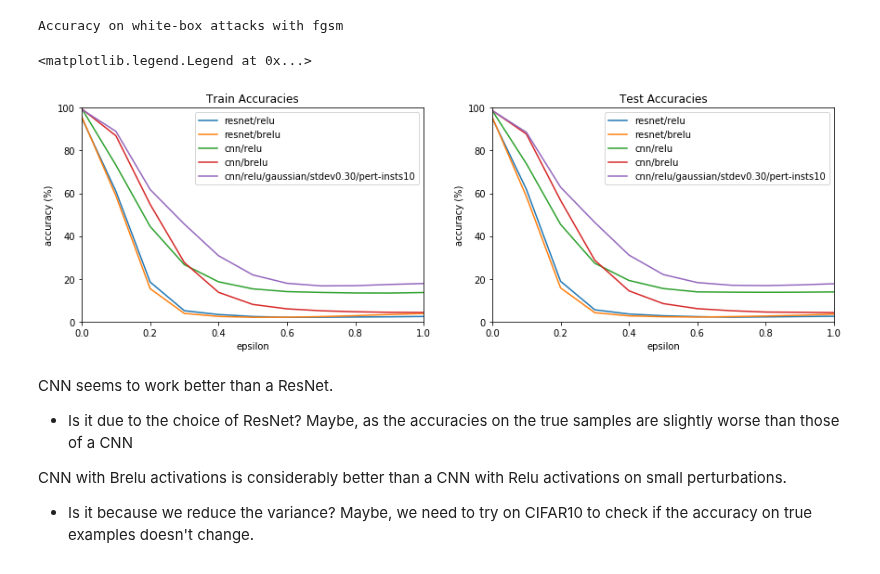
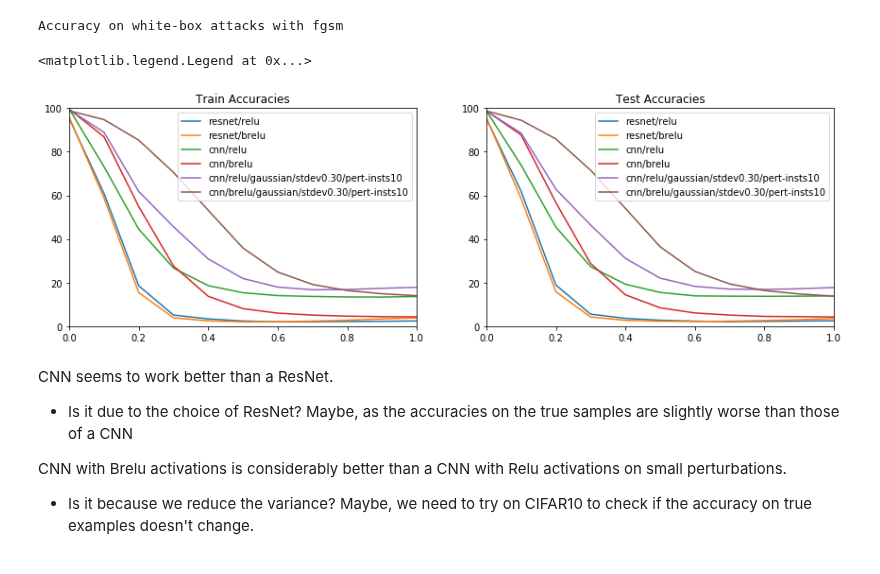
Before and after one commit to Trusted-AI/adversarial-robustness-toolbox, a Jupyter notebook: notebooks/white-box-results.ipynb, the cells around one changed output. Drawn from its saved outputs; the diff is of its cells as text; code cells hidden in the pictures.

Commit message:
add gaussian-brelu results

```diff
--- a/notebooks/white-box-results.ipynb
+++ b/notebooks/white-box-results.ipynb
@@ -3,20 +3,12 @@ from matplotlib import pyplot as plt
 import numpy as np
 
 import json
-import os, sys
 from os.path import join
 
-module_path = os.path.abspath(os.path.join('..'))
-if module_path not in sys.path:
-    sys.path.append(module_path)
+plt.rcdefaults()
 
-from config import DATA_PATH
-
-plt.rcdefaults()
-%matplotlib inline
-
-INPUT_PATH = join(DATA_PATH, "classifiers/mnist/")
-CLASSIFIERS = ["resnet/relu", "resnet/brelu", "cnn/relu", "cnn/brelu", "cnn/relu/gaussian/stdev0.30/pert-insts10"]
+INPUT_PATH = "../results/classifiers/mnist/"
+CLASSIFIERS = ["resnet/relu", "resnet/brelu", "cnn/relu", "cnn/brelu", "cnn/relu/gaussian/stdev0.30/pert-insts10", "cnn/brelu/gaussian/stdev0.30/pert-insts10"]
 
 accuracies = {}
 for c in CLASSIFIERS:
@@ -25,6 +17,7 @@ for c in CLASSIFIERS:
 # %%
 print("Accuracy on white-box attacks with fgsm")
 PATH = "/dccstor/dlw/data/adversarial_learning/adversarial/mnist/"
+%matplotlib inline
 
 train, test = {}, {}
 eps_values = [e/10 for e in range(1, 11)]
@@ -35,38 +28,34 @@ for c in CLASSIFIERS:
 
     for eps in eps_values:
         train[c].append(accuracies[c][join(PATH, c, "fgsm", "eps%.2f_train.npy" % eps)])
         test[c].append(accuracies[c][join(PATH, c, "fgsm", "eps%.2f_test.npy" % eps)])
 
 fig = plt.figure()
 ax = fig.add_subplot(1, 2, 1)
 plt.title("Train Accuracies")
 
 for c in CLASSIFIERS:
     plt.plot([0.] + eps_values, train[c], label=c)
 
 ax.set_xlim([0, 1])
 ax.set_ylim([0, 100])
-plt.xlabel("epsilon")
-plt.ylabel("accuracy (%)")
 plt.legend()
 
 ax = fig.add_subplot(1, 2, 2)
 plt.title("Test Accuracies")
 
 for c in CLASSIFIERS:
     plt.plot([0.] + eps_values, test[c], label=c)
 
 ax.set_xlim([0, 1])
 ax.set_ylim([0, 100])
-plt.xlabel("epsilon")
-plt.ylabel("accuracy (%)")
 
 plt.subplots_adjust(bottom=0.1, right=2, top=0.9)
 plt.legend()
 # %% [output]
 Accuracy on white-box attacks with fgsm
 <matplotlib.legend.Legend at 0x...>
-[figure, old version]
+[figure, new version]
 # %% [markdown]
 CNN seems to work better than a ResNet.
 - Is it due to the choice of ResNet? Maybe, as the accuracies on the true samples are slightly worse than those of a CNN
```
Also changed, not shown: parts of 2 cells of this notebook, 2 other files.
